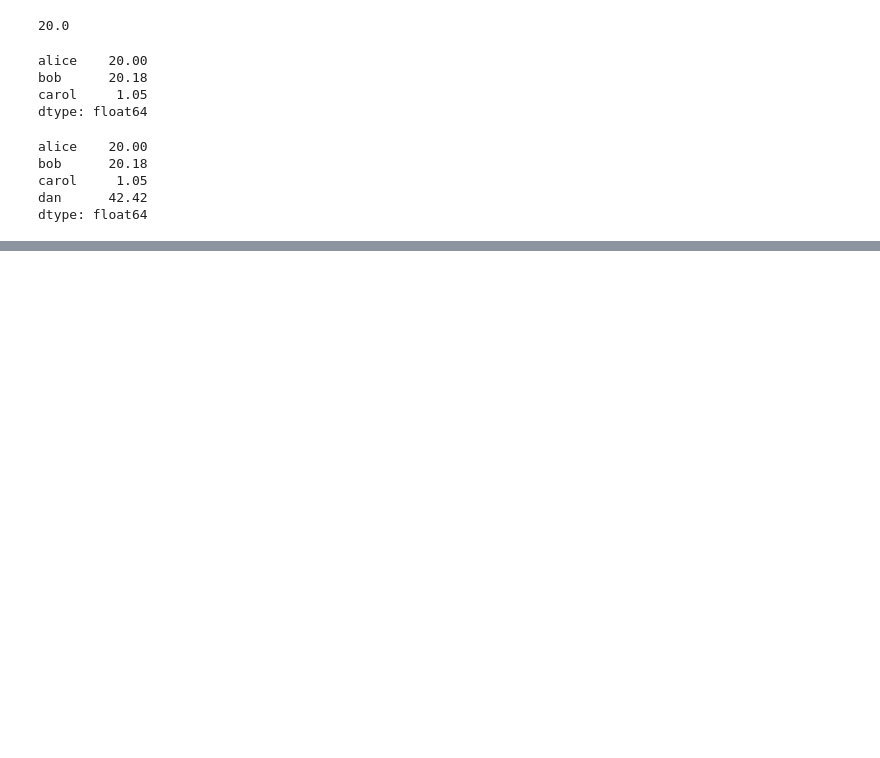
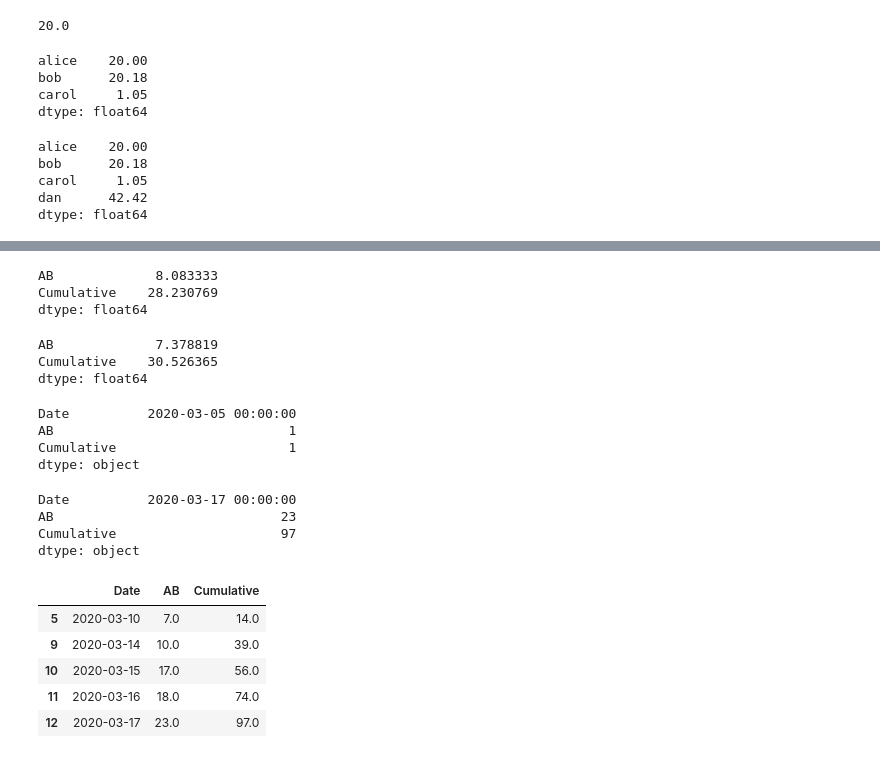
Before and after one commit to Crossroadsman/python-notes, a Jupyter notebook: libraries/pandas/Pandas.ipynb, the cells around one changed output, grey strips where cells are left out. Drawn from its saved outputs; the diff is of its cells as text; code cells hidden in the pictures; blank space fills up the shorter version.

```diff
--- a/libraries/pandas/Pandas.ipynb
+++ b/libraries/pandas/Pandas.ipynb
@@ -135,0 +453,36 @@ dtype: float64
+# %%
+print( cases.mean() )
+# %% [output]
+AB             8.083333
+Cumulative    28.230769
+dtype: float64
+# %%
+print( cases.std() )
+# %% [output]
+AB             7.378819
+Cumulative    30.526365
+dtype: float64
+# %%
+print( cases.min() )
+# %% [output]
+Date          2020-03-05 00:00:00
+AB                              1
+Cumulative                      1
+dtype: object
+# %%
+print( cases.max() )
+# %% [output]
+Date          2020-03-17 00:00:00
+AB                             23
+Cumulative                     97
+dtype: object
+# %%
+alt_sort = cases.sort_values(by='AB', ascending=False).head()  # can optionally pass `inplace=True` to mutate the original data
+alt_sort.sort_index()  # sort a DataFrame by the index column
+# %% [output]
+|  | Date | AB | Cumulative |
+| 5 | 2020-03-10 | 7.0 | 14.0 |
+| 9 | 2020-03-14 | 10.0 | 39.0 |
+| 10 | 2020-03-15 | 17.0 | 56.0 |
+| 11 | 2020-03-16 | 18.0 | 74.0 |
+| 12 | 2020-03-17 | 23.0 | 97.0 |
```
Also changed, not shown: parts of 36 cells of this notebook, 2 other files.
